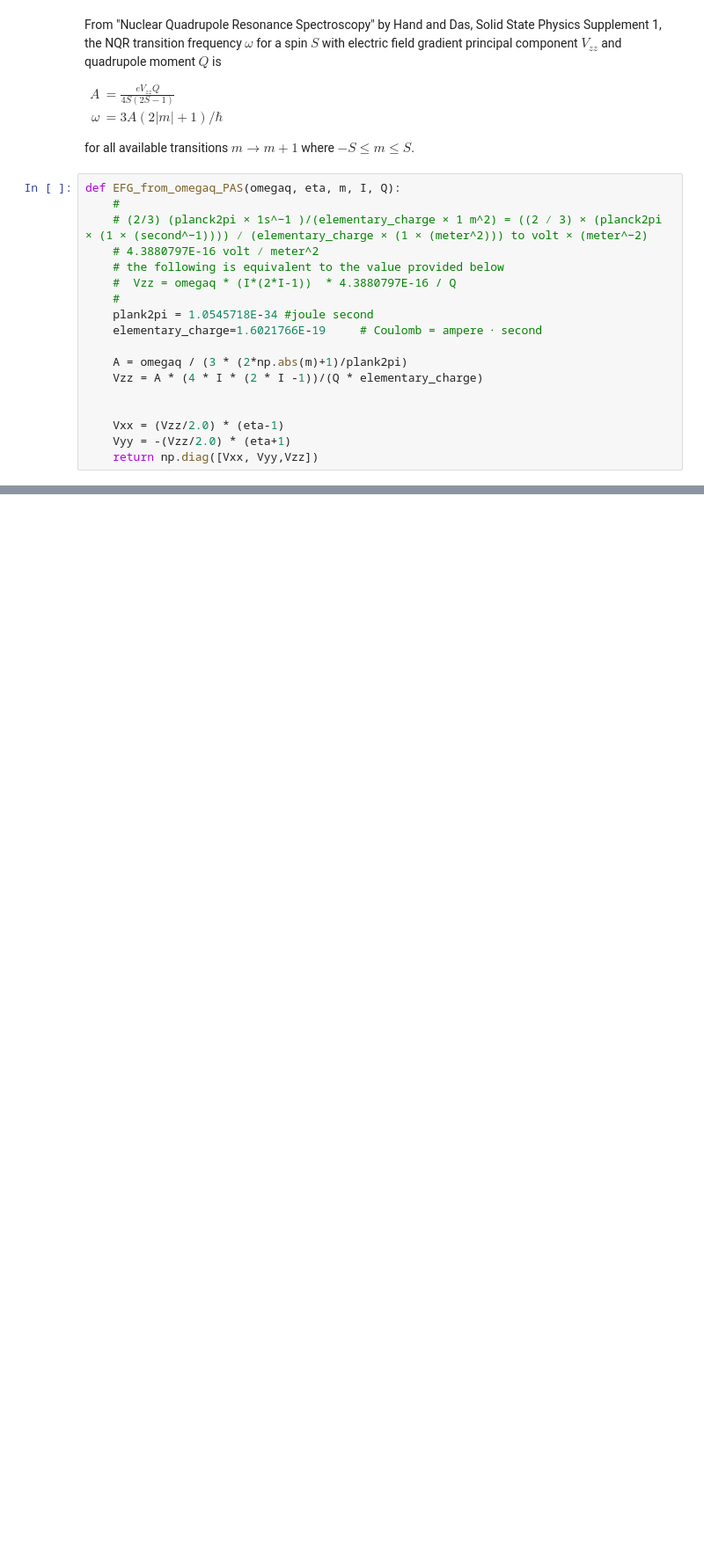
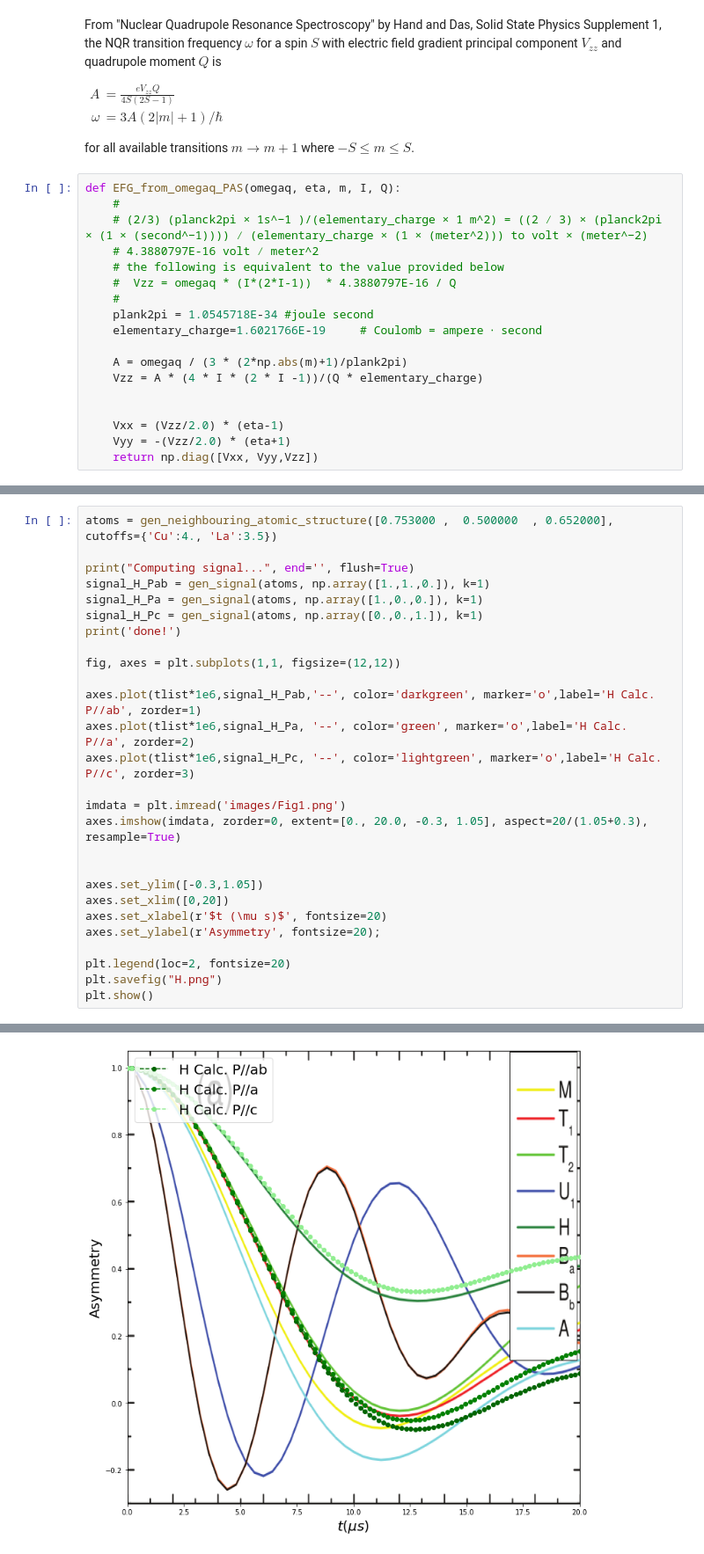
Before and after one commit to bonfus/undi, a Jupyter notebook: examples/LaCuO4.ipynb, the cells around one changed output, grey strips where cells are left out. Shown at 88% size. Drawn from its saved outputs; the diff is of its cells as text; blank space fills up the shorter version.

```diff
--- a/examples/LaCuO4.ipynb
+++ b/examples/LaCuO4.ipynb
@@ -532,0 +704,28 @@ done!
+# %%
+atoms = gen_neighbouring_atomic_structure([0.753000 ,  0.500000  , 0.652000], cutoffs={'Cu':4., 'La':3.5})
+
+print("Computing signal...", end='', flush=True)
+signal_H_Pab = gen_signal(atoms, np.array([1.,1.,0.]), k=1)
+signal_H_Pa = gen_signal(atoms, np.array([1.,0.,0.]), k=1)
+signal_H_Pc = gen_signal(atoms, np.array([0.,0.,1.]), k=1)
+print('done!')
+
+fig, axes = plt.subplots(1,1, figsize=(12,12))
+
+axes.plot(tlist*1e6,signal_H_Pab,'--', color='darkgreen', marker='o',label='H Calc. P//ab', zorder=1)
+axes.plot(tlist*1e6,signal_H_Pa, '--', color='green', marker='o',label='H Calc. P//a', zorder=2)
+axes.plot(tlist*1e6,signal_H_Pc, '--', color='lightgreen', marker='o',label='H Calc. P//c', zorder=3)
+
+imdata = plt.imread('images/Fig1.png')
+axes.imshow(imdata, zorder=0, extent=[0., 20.0, -0.3, 1.05], aspect=20/(1.05+0.3), resample=True)
+
+
+axes.set_ylim([-0.3,1.05])
+axes.set_xlim([0,20])
+axes.set_xlabel(r'$t (\mu s)$', fontsize=20)
+axes.set_ylabel(r'Asymmetry', fontsize=20);
+
+plt.legend(loc=2, fontsize=20)
+plt.savefig("H.png")
+plt.show()
+# %% [output]
@@ -532,0 +792 @@ done!
+[figure, added]
```
Also changed, not shown: parts of 28 cells of this notebook, 14 other files.
